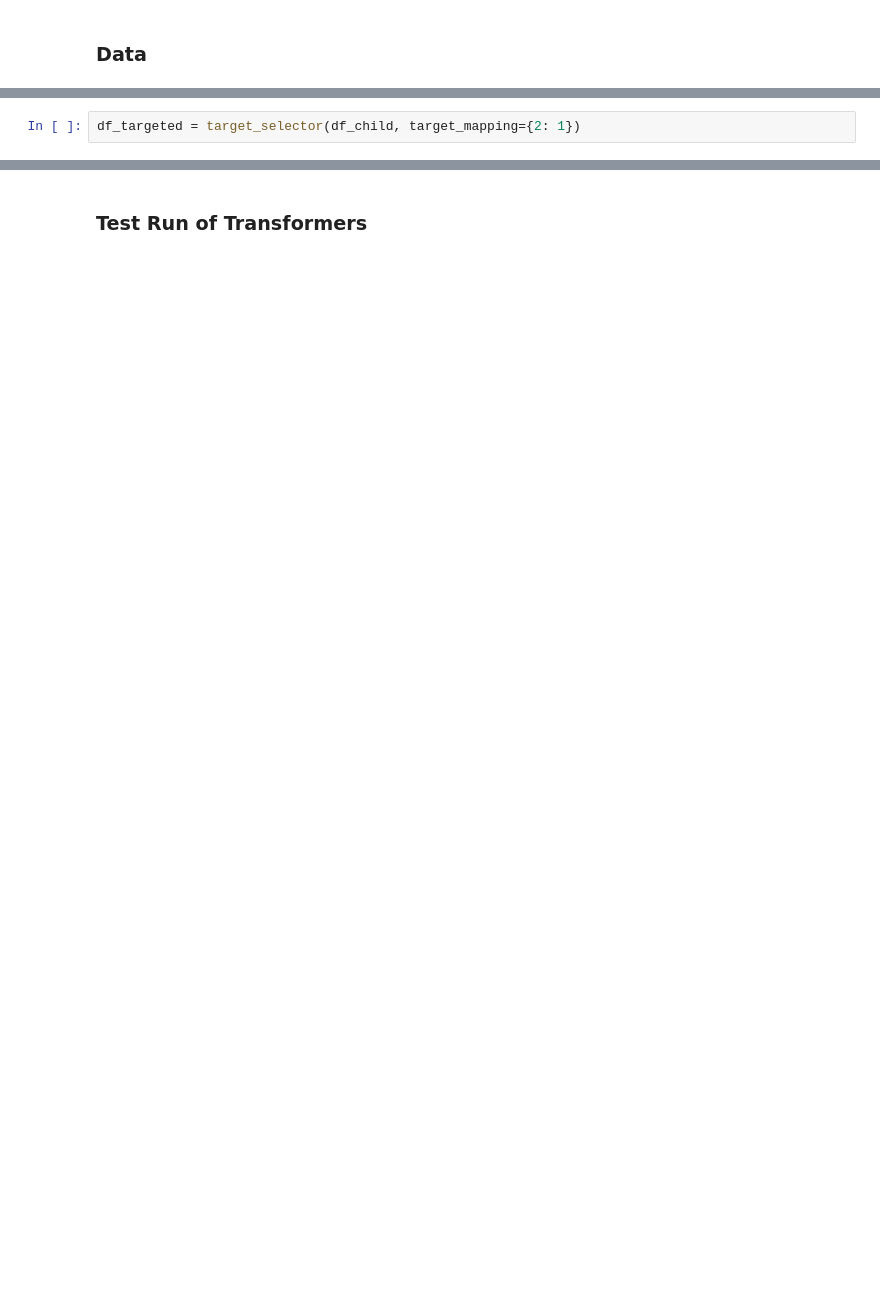
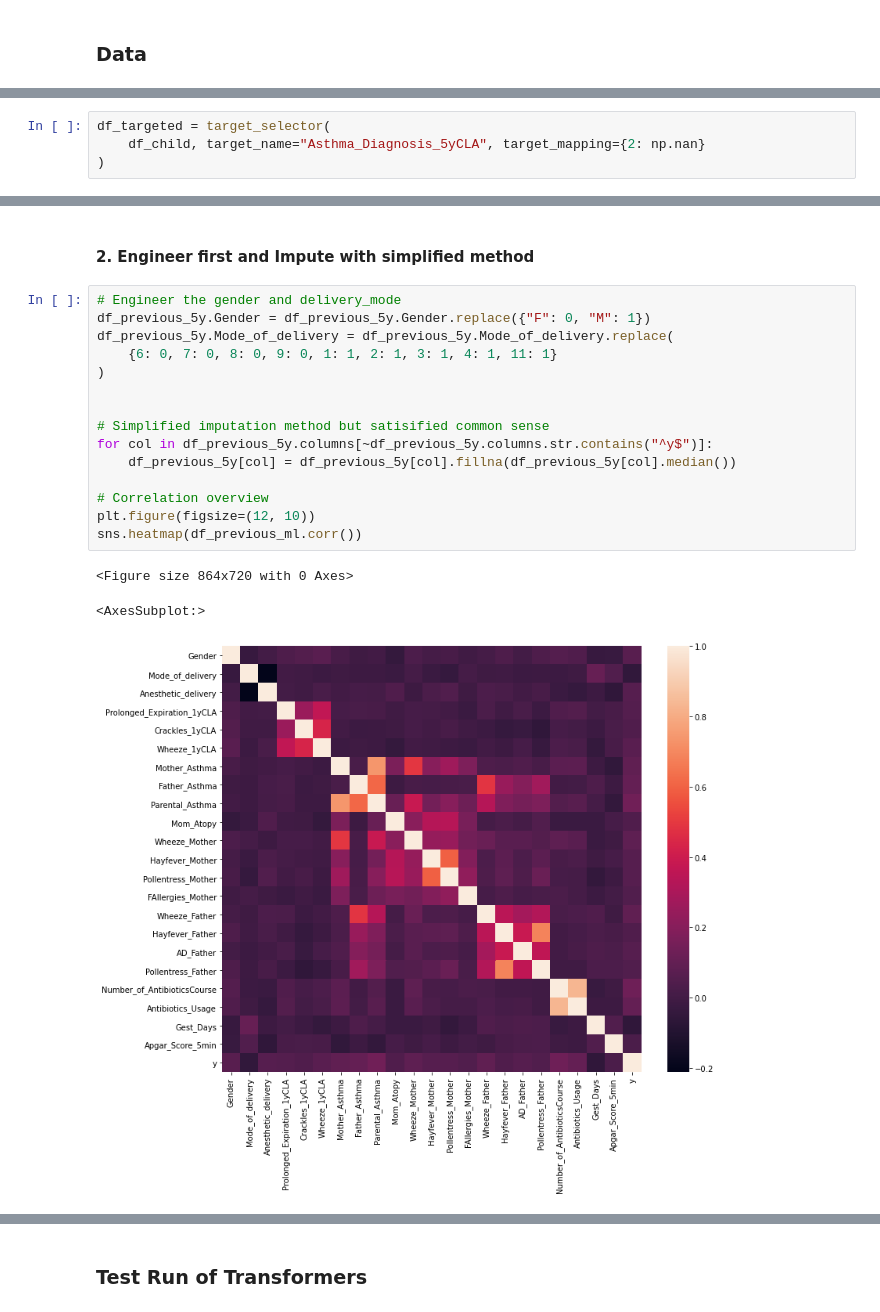
Before and after one commit to PingHe-Stan/Sickkids_ML, a Jupyter notebook: notebooks/CHILD_ml_pipeline.ipynb, the cells around one changed output, grey strips where cells are left out. Drawn from its saved outputs; the diff is of its cells as text; blank space fills up the shorter version.

```diff
--- a/notebooks/CHILD_ml_pipeline.ipynb
+++ b/notebooks/CHILD_ml_pipeline.ipynb
@@ -58,2 +93,4 @@ The dataframe merged with more information is saved to ../output/ with name of C
 # %%
-df_targeted = target_selector(df_child, target_mapping={2: 1})
+df_targeted = target_selector(
+    df_child, target_name="Asthma_Diagnosis_5yCLA", target_mapping={2: np.nan}
+)
@@ -66,0 +180,21 @@ y = df_shrunk["y"].copy()
+# %% [markdown]
+#### 2. Engineer first and Impute with simplified method
+# %%
+# Engineer the gender and delivery_mode
+df_previous_5y.Gender = df_previous_5y.Gender.replace({"F": 0, "M": 1})
+df_previous_5y.Mode_of_delivery = df_previous_5y.Mode_of_delivery.replace(
+    {6: 0, 7: 0, 8: 0, 9: 0, 1: 1, 2: 1, 3: 1, 4: 1, 11: 1}
+)
+
+
+# Simplified imputation method but satisified common sense
+for col in df_previous_5y.columns[~df_previous_5y.columns.str.contains("^y$")]:
+    df_previous_5y[col] = df_previous_5y[col].fillna(df_previous_5y[col].median())
+
+# Correlation overview
+plt.figure(figsize=(12, 10))
+sns.heatmap(df_previous_ml.corr())
+# %% [output]
+<Figure size 864x720 with 0 Axes>
+<AxesSubplot:>
+[figure, added]
```
Also changed, not shown: parts of 80 cells of this notebook, 2 other files.
